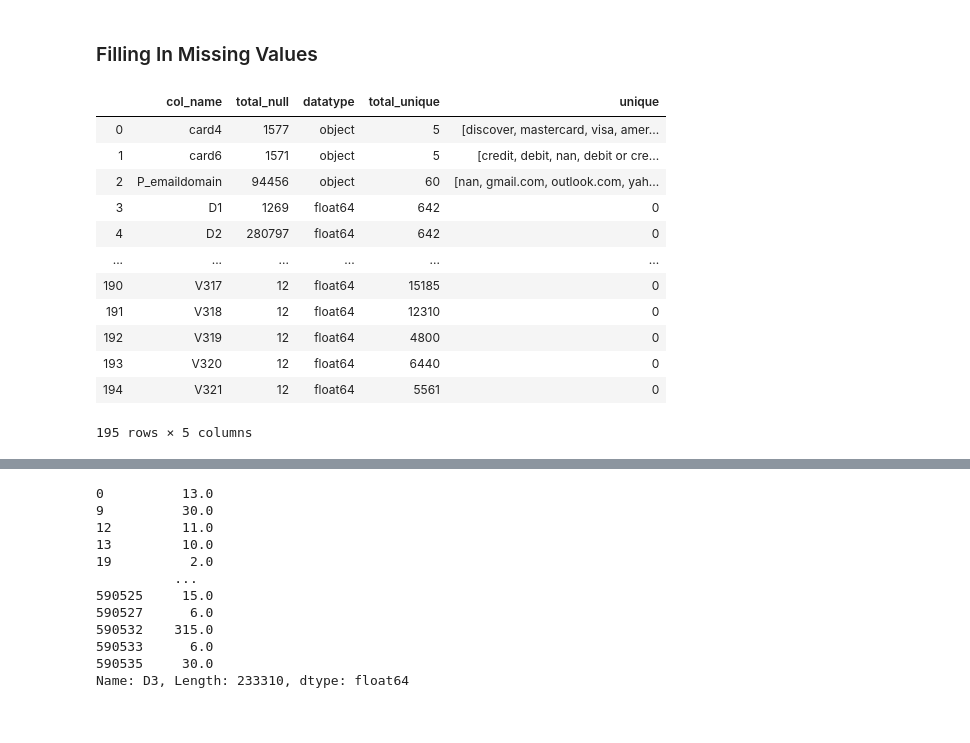
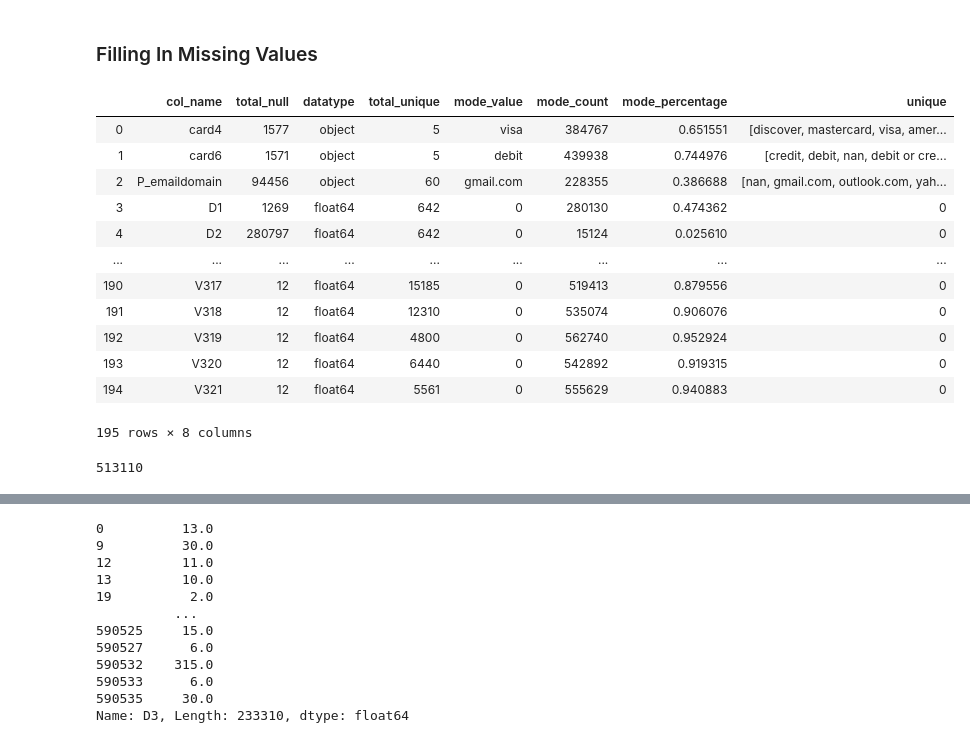
Before and after one commit to kirahman2/fraud_detection, a Jupyter notebook: Fraud Detection EDA.ipynb, the cells around one changed output, grey strips where cells are left out. Cells and saved outputs as stored; diff of their text form; code cells hidden in the pictures.

```diff
--- a/Fraud Detection EDA.ipynb
+++ b/Fraud Detection EDA.ipynb
@@ -182,8 +182,13 @@ class Preprocessing:
         self.dict_unique = {}
         self.list_datatype = []
         self.list_unique_val = []
+        self.list_mode_count = []
+        self.list_mode_value = []
+        self.list_mode_count_perc = []
         self.list_unique_total = []
-        self.column_names = ['col_name', 'total_null', 'datatype', 'total_unique']
+        self.list_unique_first_10 = []
+        self.column_names = ['col_name', 'total_null', 'datatype', 'total_unique',
+                             'mode_value', 'mode_count', 'mode_percentage']
 
     def missing_values(self):
         '''check for null values and add to null dataframe if more than 0 nulls exist'''
@@ -195,6 +200,11 @@ class Preprocessing:
                 self.list_datatype.append(df_train[val].dtype)
                 self.list_unique_total.append(len(df_train[val].unique()))
                 self.list_unique_val.append(df_train[val].unique())
+
+                self.list_mode_value.append(df_train[val].mode()[0])
+                self.list_mode_count.append(max(df_train[val].value_counts()))
+                self.list_mode_count_perc.append(max(df_train[val].value_counts())/len(df_train))
+
                 val_unique = df_train[val].unique()
                 self._create_dict(val_unique, df_train, val)
         df_null_info = self._create_dataframe()
@@ -214,46 +224,47 @@ class Preprocessing:
         '''create main dataframe'''
         df_null_info = pd.DataFrame()
         counter = -1
-        for list_val in [self.list_col, self.list_total, self.list_datatype, self.list_unique_total]:
+        for list_val in [self.list_col, self.list_total, self.list_datatype, self.list_unique_total,
+                        self.list_mode_value, self.list_mode_count, self.list_mode_count_perc]:
             counter = counter + 1
             col_title = self.column_names[counter]
             df = pd.DataFrame(list_val, columns=[col_title])
             df_null_info = pd.concat([df_null_info, df], axis=1)
         return df_null_info
 
     def _create_df_unique(self, df_null_info):
         '''create unique values dataframe'''
         series_unique = pd.Series(self.dict_unique)
         df_unique = pd.DataFrame(series_unique).reset_index().rename(columns={'index':'col_name', 0:'unique'})
         df_null_info = df_null_info.merge(df_unique, how='left', left_on='col_name', right_on='col_name')
         df_null_info.to_csv('/Users/krahman/work/fraud_detection/saved_files/df_null_info.csv')
         return df_null_info
 
 pp = Preprocessing()
-pp.missing_values()
-
+df_null_info = pp.missing_values()
+df_null_info
 # determine what to do with columns that have too many unique values... obviously.. types of solutions
 # would be to put "MISSING" for those that dont have an email address... but you will need to evaluate
 # and make instead a counter of unique values, then append that and look at the CSV via google sheets. use
 # something like the code below
 
 # Planning - our preprocessing method must automatically drop missing values, but we can't do that because
 # we need to see about filling them in first, then decide if we need to drop them. Right now, we need to
 # create a dataframe that shows unique values for each column with missing values.
 
 # we need to look at each variable and see if it's unique or categorical. We need to use possibly PCA...? How do
 # we handle so many variables?
 # %% [output]
-|  | col_name | total_null | datatype | total_unique | unique |
-| 0 | card4 | 1577 | object | 5 | [discover, mastercard, visa, amer... |
-| 1 | card6 | 1571 | object | 5 | [credit, debit, nan, debit or cre... |
-| 2 | P_emaildomain | 94456 | object | 60 | [nan, gmail.com, outlook.com, yah... |
-| 3 | D1 | 1269 | float64 | 642 | 0 |
-| 4 | D2 | 280797 | float64 | 642 | 0 |
-| ... | ... | ... | ... | ... | ... |
-| 190 | V317 | 12 | float64 | 15185 | 0 |
-| 191 | V318 | 12 | float64 | 12310 | 0 |
-| 192 | V319 | 12 | float64 | 4800 | 0 |
-| 193 | V320 | 12 | float64 | 6440 | 0 |
-| 194 | V321 | 12 | float64 | 5561 | 0 |
+|  | col_name | total_null | datatype | total_unique | mode_value | mode_count | mode_percentage | unique |
+| 0 | card4 | 1577 | object | 5 | visa | 384767 | 0.651551 | [discover, mastercard, visa, amer... |
+| 1 | card6 | 1571 | object | 5 | debit | 439938 | 0.744976 | [credit, debit, nan, debit or cre... |
+| 2 | P_emaildomain | 94456 | object | 60 | gmail.com | 228355 | 0.386688 | [nan, gmail.com, outlook.com, yah... |
+| 3 | D1 | 1269 | float64 | 642 | 0 | 280130 | 0.474362 | 0 |
+| 4 | D2 | 280797 | float64 | 642 | 0 | 15124 | 0.025610 | 0 |
+| ... | ... | ... | ... | ... | ... | ... | ... | ... |
+| 190 | V317 | 12 | float64 | 15185 | 0 | 519413 | 0.879556 | 0 |
+| 191 | V318 | 12 | float64 | 12310 | 0 | 535074 | 0.906076 | 0 |
+| 192 | V319 | 12 | float64 | 4800 | 0 | 562740 | 0.952924 | 0 |
+| 193 | V320 | 12 | float64 | 6440 | 0 | 542892 | 0.919315 | 0 |
+| 194 | V321 | 12 | float64 | 5561 | 0 | 555629 | 0.940883 | 0 |
-195 rows × 5 columns
+195 rows × 8 columns
@@ -273,3 +271,7 @@ pp.missing_values()
+# %%
+np.sum(df_train.isnull().any(axis=1))
+# %% [output]
+513110
 # %%
 # df_train['isFraud'].unique().shape
 # %%
```
Also changed, not shown: parts of 13 cells of this notebook.
